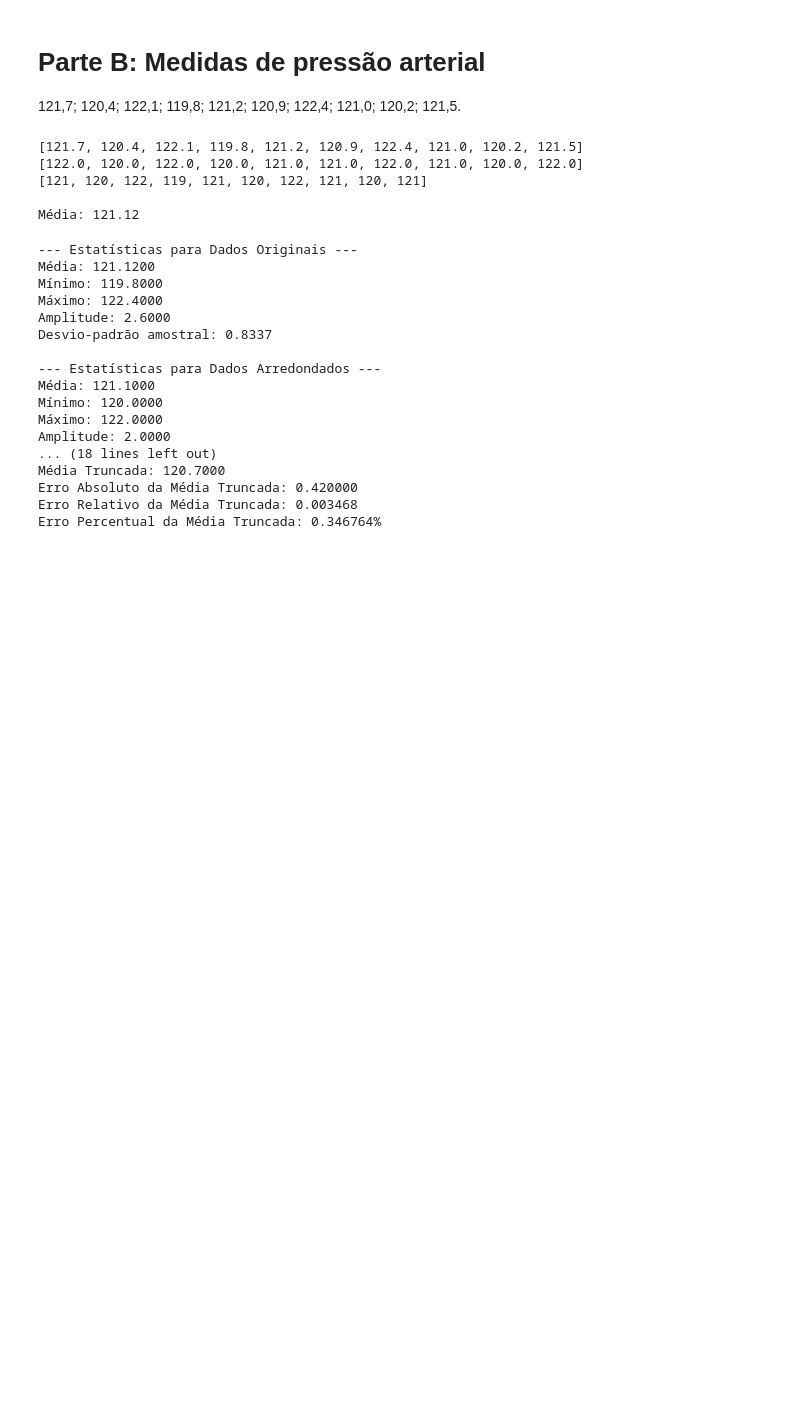
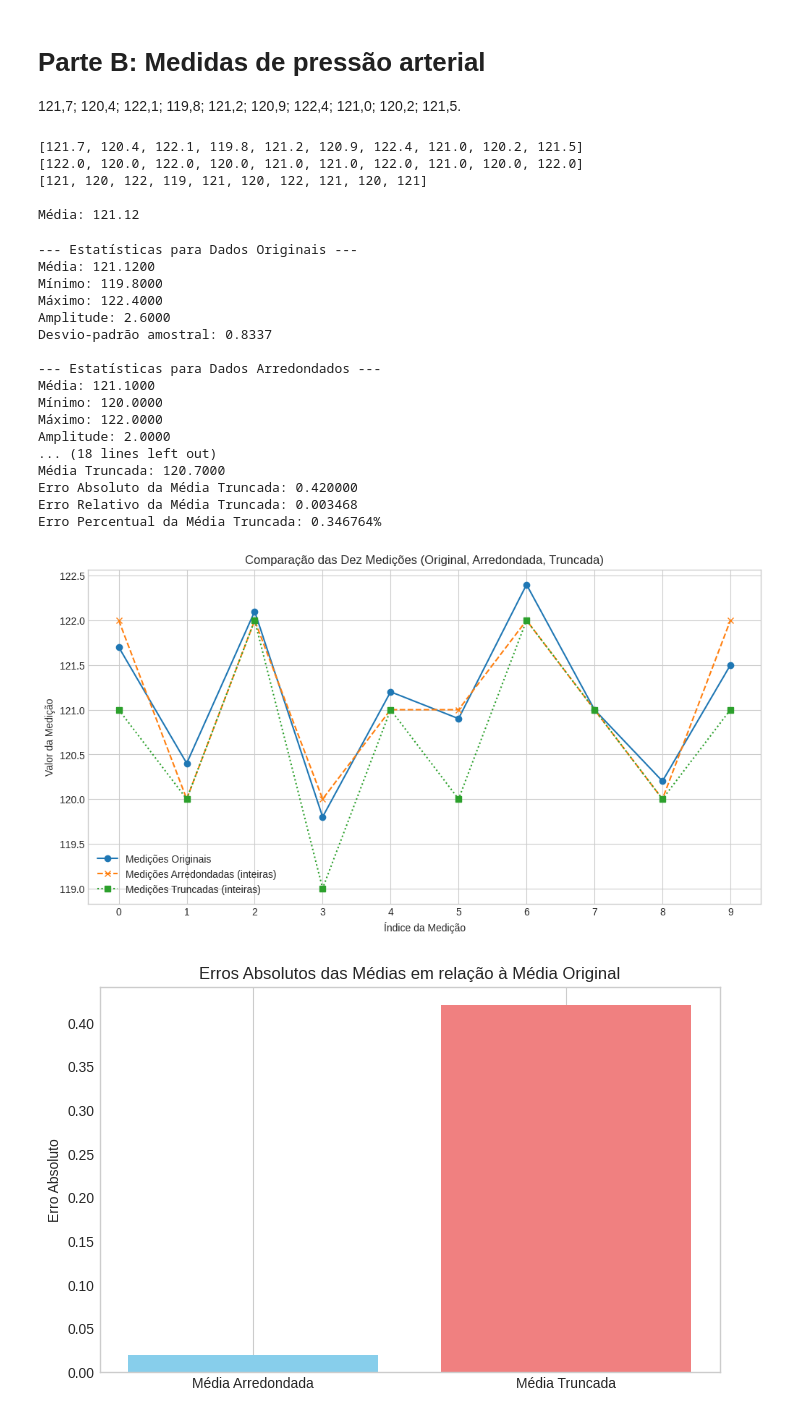
Before and after one commit to davidgeraldi/Calculo-Numerico-UNIFESP, a Jupyter notebook: Atividade_1_CN.ipynb, the cells around one changed output. Saved outputs shown, nothing was run; the diff lists cells and outputs as text; code cells hidden in the pictures; blank space fills up the shorter version.

```diff
--- a/Atividade_1_CN.ipynb
+++ b/Atividade_1_CN.ipynb
@@ -376,3 +462,67 @@ Média Truncada: 120.7000
 Erro Absoluto da Média Truncada: 0.420000
 Erro Relativo da Média Truncada: 0.003468
 Erro Percentual da Média Truncada: 0.346764%
+# %%
+import matplotlib.pyplot as plt
+import numpy as np
+
+# 1. Gráfico das dez medições, mostrando as três séries (original, arredondada, truncada)
+plt.figure(figsize=(12, 6))
+plt.plot(range(len(medidasOriginais)), medidasOriginais, marker='o', linestyle='-', label='Medições Originais')
+plt.plot(range(len(medidasArredondadas)), medidasArredondadas, marker='x', linestyle='--', label='Medições Arredondadas (inteiras)')
+plt.plot(range(len(medidasTruncadas)), medidasTruncadas, marker='s', linestyle=':', label='Medições Truncadas (inteiras)')
+plt.title('Comparação das Dez Medições (Original, Arredondada, Truncada)')
+plt.xlabel('Índice da Medição')
+plt.ylabel('Valor da Medição')
+plt.xticks(range(len(medidasOriginais)))
+plt.legend()
+plt.grid(True)
+plt.show()
+
+# Calcular erros para os gráficos de barras
+abs_error_arredondadas = Eabs(mean_original, mean_arredondadas)
+abs_error_truncadas = Eabs(mean_original, mean_truncadas)
+
+per_error_arredondadas = Eper(mean_original, mean_arredondadas)
+per_error_truncadas = Eper(mean_original, mean_truncadas)
+
+# 2. Gráfico de barras dos erros absolutos das médias
+labels = ['Média Arredondada', 'Média Truncada']
+abs_errors = [abs_error_arredondadas, abs_error_truncadas]
+
+plt.figure(figsize=(8, 5))
+plt.bar(labels, abs_errors, color=['skyblue', 'lightcoral'])
+plt.title('Erros Absolutos das Médias em relação à Média Original')
+plt.ylabel('Erro Absoluto')
+plt.grid(axis='y')
+plt.show()
+
+# 3. Gráfico de barras dos erros percentuais das médias
+per_errors = [per_error_arredondadas, per_error_truncadas]
+
+plt.figure(figsize=(8, 5))
+plt.bar(labels, per_errors, color=['skyblue', 'lightcoral'])
+plt.title('Erros Percentuais das Médias em relação à Média Original')
+plt.ylabel('Erro Percentual (%)')
+plt.grid(axis='y')
+plt.show()
+
+# 4. Histograma dos dados originais e dos dados inteiros arredondados
+# Usar bins que cubram a faixa de valores inteiros relevantes para uma melhor visualização
+min_val = min(min(medidasOriginais), min(medidasArredondadas), min(medidasTruncadas))
+max_val = max(max(medidasOriginais), max(medidasArredondadas), max(medidasTruncadas))
+bins = np.arange(np.floor(min_val), np.ceil(max_val) + 2, 1) # +2 para garantir que o último bin seja incluído
+
+plt.figure(figsize=(10, 6))
+plt.hist(medidasOriginais, bins=bins, alpha=0.6, label='Dados Originais', edgecolor='black', density=True)
+plt.hist(medidasArredondadas, bins=bins, alpha=0.6, label='Dados Arredondados (inteiros)', edgecolor='black', density=True)
+plt.title('Histograma: Dados Originais vs Dados Arredondados (inteiros)')
+plt.xlabel('Valor da Medição')
+plt.ylabel('Densidade de Frequência')
+plt.xticks(np.arange(np.floor(min_val), np.ceil(max_val) + 1, 1))
+plt.legend()
+plt.grid(axis='y')
+plt.show()
+# %% [output]
+[figure, added]
+[figure, added]
```
Also changed, not shown: parts of 26 cells of this notebook.
